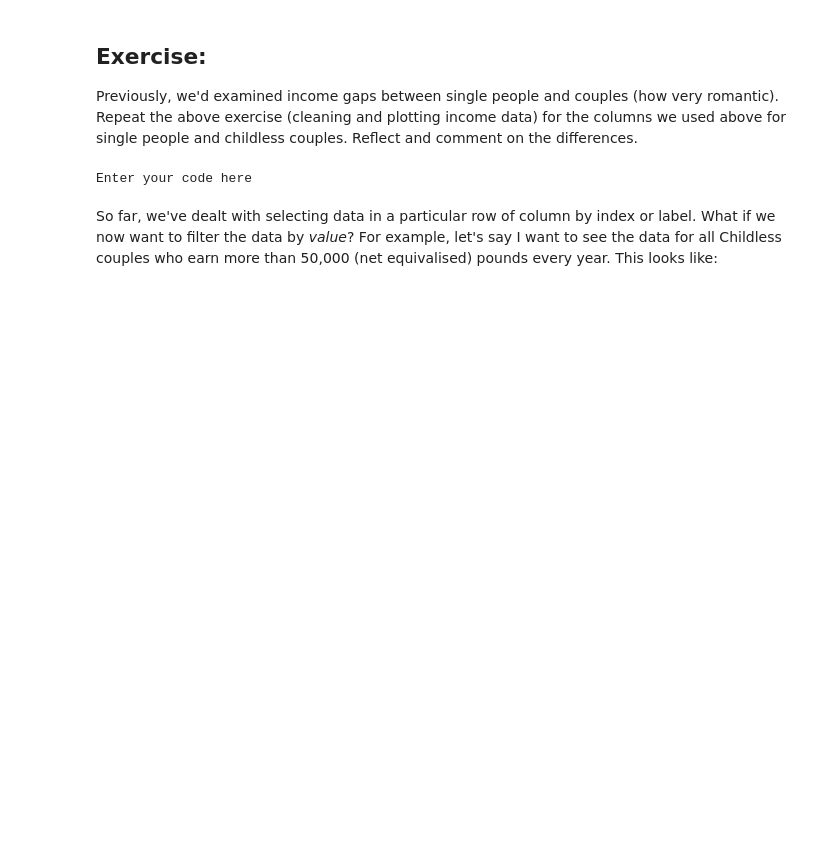
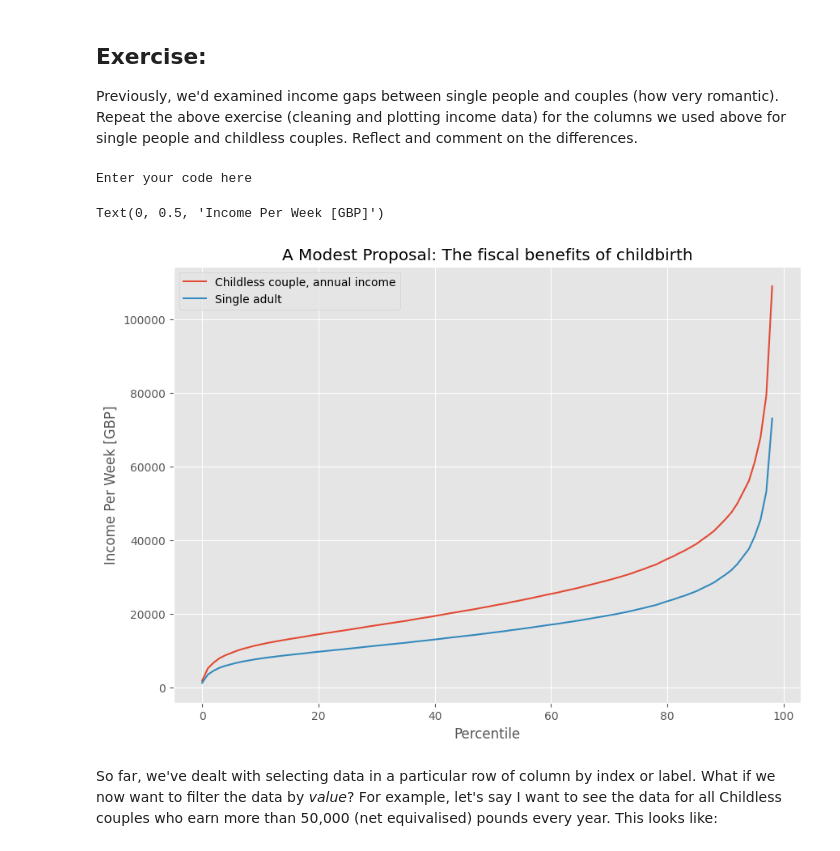
Before and after one commit to yuhengding1206/QM2-2024, a Jupyter notebook: notebooks/W02. Pandas.ipynb, the cells around one changed output. Drawn from its saved outputs; the diff is of its cells as text; code cells hidden in the pictures; blank space fills up the shorter version.

```diff
--- a/notebooks/W02. Pandas.ipynb
+++ b/notebooks/W02. Pandas.ipynb
@@ -331,3 +341,27 @@ Add your reflection here.
+# %%
+import pandas as pd
+
+# Replace '/path/to/your/file/income_data.csv' with the actual path to the file
+data_path = "./data/wk2/incomes.csv"
+income = pd.read_csv(data_path)
+
+clean = income[['Childless couple, annual income','Single adult']]
+clean.head(6)
+
+clean=clean.replace(',', '', regex=True)
+
+# In addition, missing values are sometimes written as '-', in order for Python to understand that it is just a missing numerical
+# value, all '-' need to be replaced with 'NaN'.
+clean = clean.replace('-', 'NaN', regex=True).astype('float')
+clean.head()
+
+clean.plot()
+plt.title('A Modest Proposal: The fiscal benefits of childbirth')
+plt.xlabel('Percentile')
+plt.ylabel('Income Per Week [GBP]')
+# %% [output]
+Text(0, 0.5, 'Income Per Week [GBP]')
+[figure, added]
 # %% [markdown]
 So far, we've dealt with selecting data in a particular row of column by index or label. What if we now want to filter the data by *value*? For example, let's say I want to see the data for all Childless couples who earn more than 50,000 (net equivalised) pounds every year. This looks like:
 # %%
```
Also changed, not shown: parts of 13 cells of this notebook.
